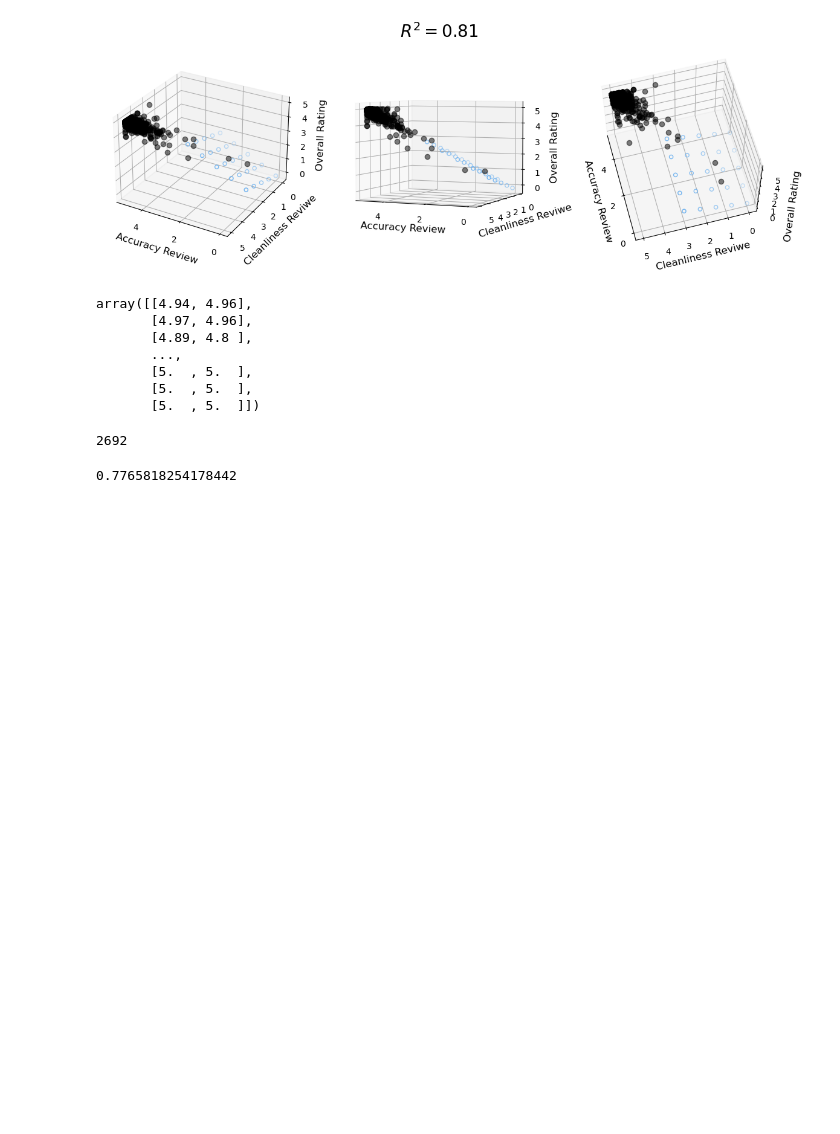
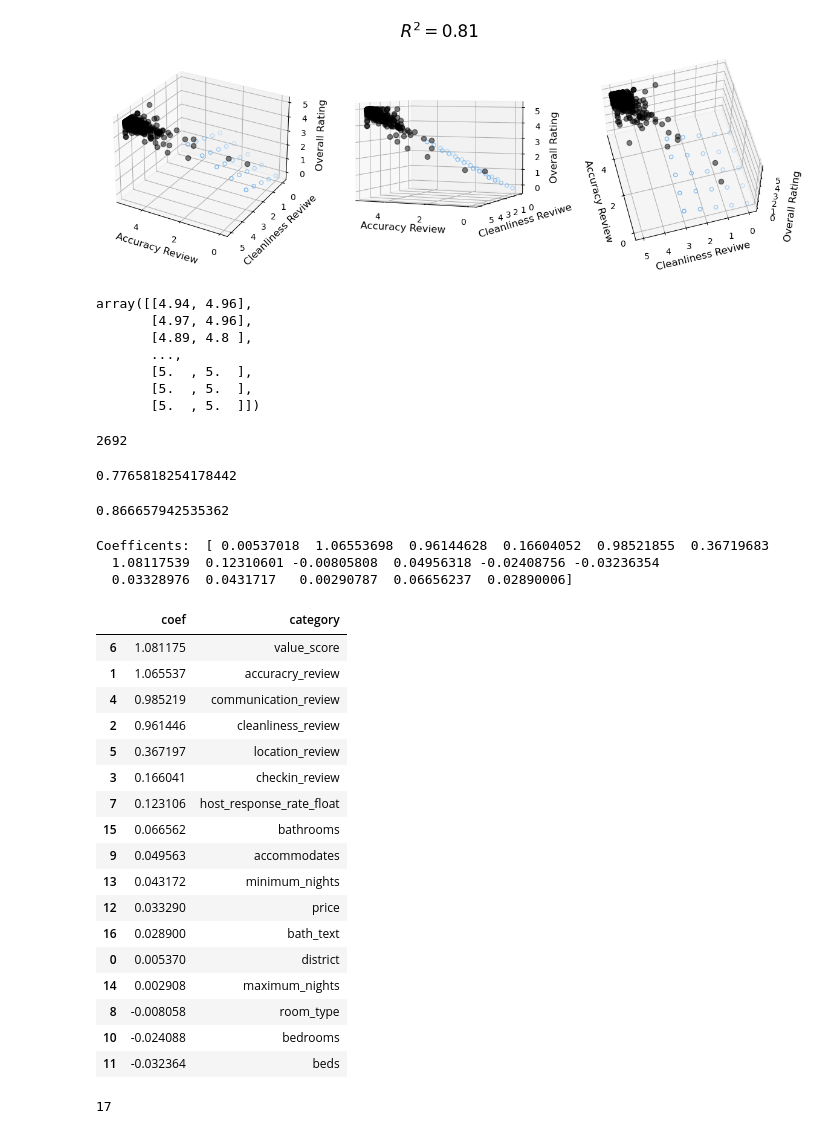
Before and after one commit to JonathanBrown003/Airbnb-A-Closer-Look-Nashville-Asheville, a Jupyter notebook: ML_AirBNB.ipynb, the cells around one changed output. Saved outputs shown, nothing was run; the diff lists cells and outputs as text; code cells hidden in the pictures; blank space fills up the shorter version.

```diff
--- a/ML_AirBNB.ipynb
+++ b/ML_AirBNB.ipynb
@@ -347,6 +347,82 @@ r2 = model.score(X_test_scaled, y_test)
 r2
 # %% [output]
 0.7765818254178442
+# %%
+# using labelencoder() to transform the district to numerical data
+from sklearn.preprocessing import LabelEncoder
+le = LabelEncoder()
+df = u_airBNB_df.copy()
+df["district"] = le.fit_transform(df["district"])
+df["room_type"]= le.fit_transform(df["room_type"])
+df["bath_text"] = le.fit_transform(df["bath_text"])
+
+# df
+X4 = df.drop(["rating_score","bathrooms_text", "Entirehome/apt", "other_bath", "amenities"], axis=1)
+y= df["rating_score"]
+
+
+# Split the Dataset into train and testing sets
+X_train, X_test, y_train, y_test = train_test_split(X4,
+    y, random_state=1)
+
+
+# Creating a StandardScaler instance
+# scaler = StandardScaler()
+scaler = MinMaxScaler()
+
+# fitting the standard scaler with the training data
+X_scaler = scaler.fit(X_train)
+
+# Scaling the data
+X_train_scaled = X_scaler.transform(X_train)
+X_test_scaled = X_scaler.transform(X_test)
+
+
+# Linear regression model
+model2 = linear_model.LinearRegression()
+
+# fitting (training) the data
+model2.fit(X_train_scaled, y_train)
+
+r2 = model2.score(X_test_scaled, y_test)
+r2
+# %% [output]
+0.866657942535362
+# %%
+# regression coefficents with district
+model2_coe = model2.coef_
+print("Coefficents: ", model2_coe)
+# %% [output]
+Coefficents:  [ 0.00537018  1.06553698  0.96144628  0.16604052  0.98521855  0.36719683
+  1.08117539  0.12310601 -0.00805808  0.04956318 -0.02408756 -0.03236354
+  0.03328976  0.0431717   0.00290787  0.06656237  0.02890006]
+# %%
+
+coef_df = pd.DataFrame({"coef":model2_coe, "category":X4.columns})
+coef_df.sort_values(by=["coef"], ascending=False)
+# %% [output]
+|  | coef | category |
+| 6 | 1.081175 | value_score |
+| 1 | 1.065537 | accuracry_review |
+| 4 | 0.985219 | communication_review |
+| 2 | 0.961446 | cleanliness_review |
+| 5 | 0.367197 | location_review |
+| 3 | 0.166041 | checkin_review |
+| 7 | 0.123106 | host_response_rate_float |
+| 15 | 0.066562 | bathrooms |
+| 9 | 0.049563 | accommodates |
+| 13 | 0.043172 | minimum_nights |
+| 12 | 0.033290 | price |
+| 16 | 0.028900 | bath_text |
+| 0 | 0.005370 | district |
+| 14 | 0.002908 | maximum_nights |
+| 8 | -0.008058 | room_type |
+| 10 | -0.024088 | bedrooms |
+| 11 | -0.032364 | beds |
+# %%
+len(coef_df)
+# %% [output]
+17
 # %%
 # closing the connection
 dbConnection.close()
```
Also changed, not shown: parts of 1 cell of this notebook.
